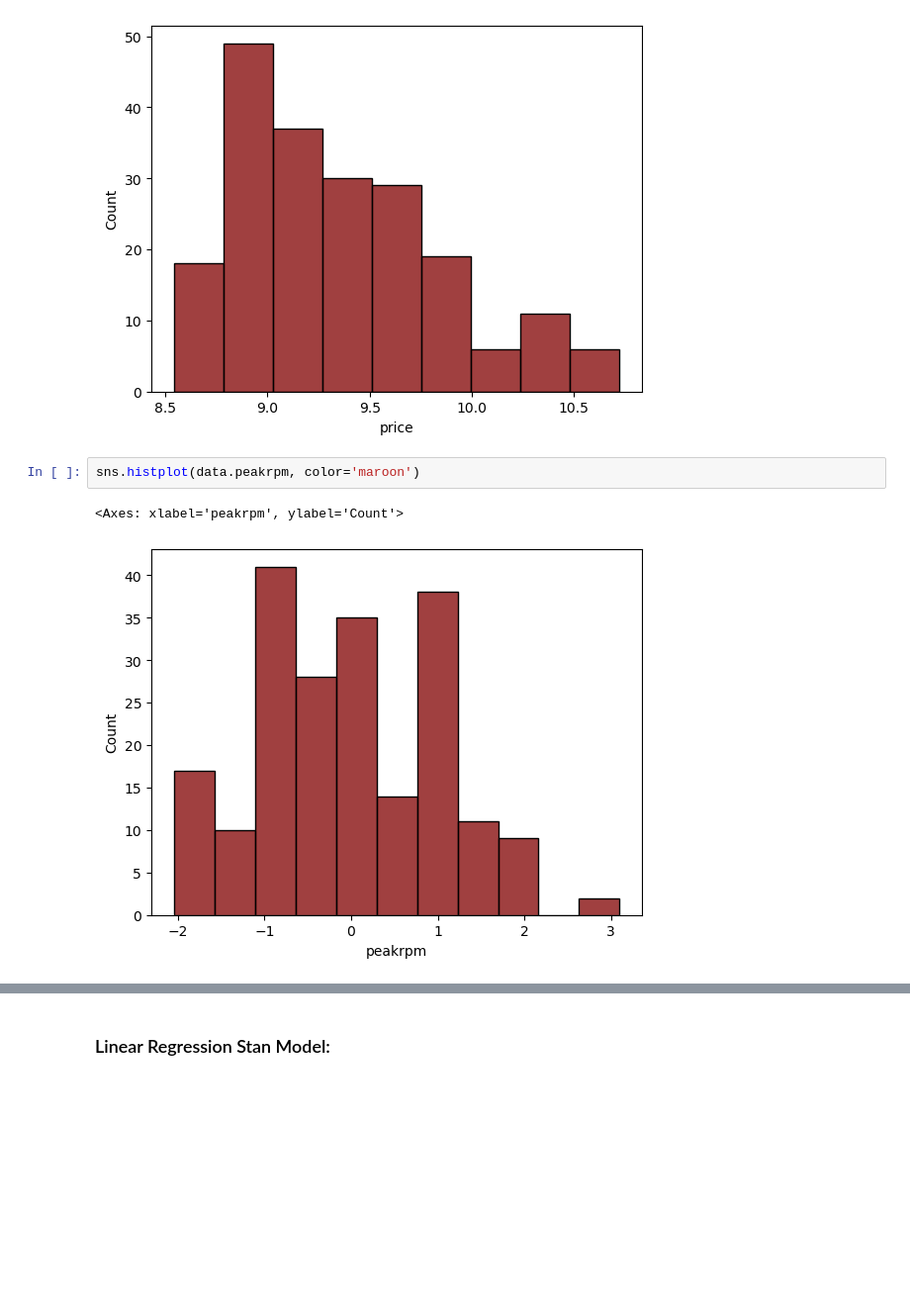
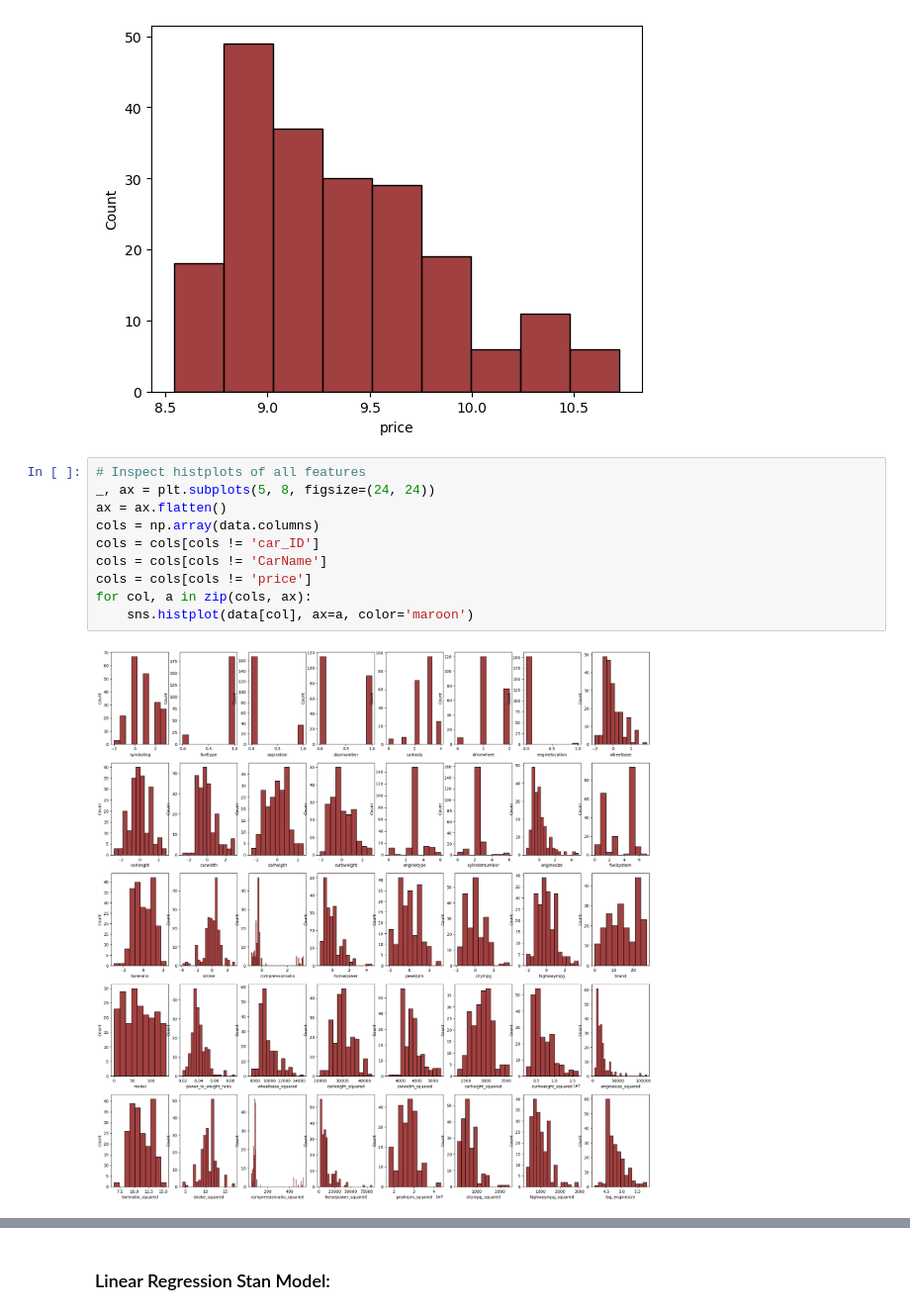
Before and after one commit to nataliecar/cognitive-modeling, a Jupyter notebook: project/project.ipynb, the cells around one changed output, grey strips where cells are left out. Shown at 99% size. Drawn from its saved outputs; the diff is of its cells as text; blank space fills up the shorter version.

```diff
--- a/project/project.ipynb
+++ b/project/project.ipynb
@@ -90,8 +89,15 @@ sns.histplot(log_price, color='maroon')
 # %% [output]
 <Axes: xlabel='price', ylabel='Count'>
 [figure]
-# %%
-sns.histplot(data.peakrpm, color='maroon')
-# %% [output]
-<Axes: xlabel='peakrpm', ylabel='Count'>
-[figure, removed]
+# %%
+# Inspect histplots of all features
+_, ax = plt.subplots(5, 8, figsize=(24, 24))
+ax = ax.flatten()
+cols = np.array(data.columns)
+cols = cols[cols != 'car_ID']
+cols = cols[cols != 'CarName']
+cols = cols[cols != 'price']
+for col, a in zip(cols, ax):
+    sns.histplot(data[col], ax=a, color='maroon')
+# %% [output]
+[figure, added]
```
Also changed, not shown: parts of 12 cells of this notebook.
